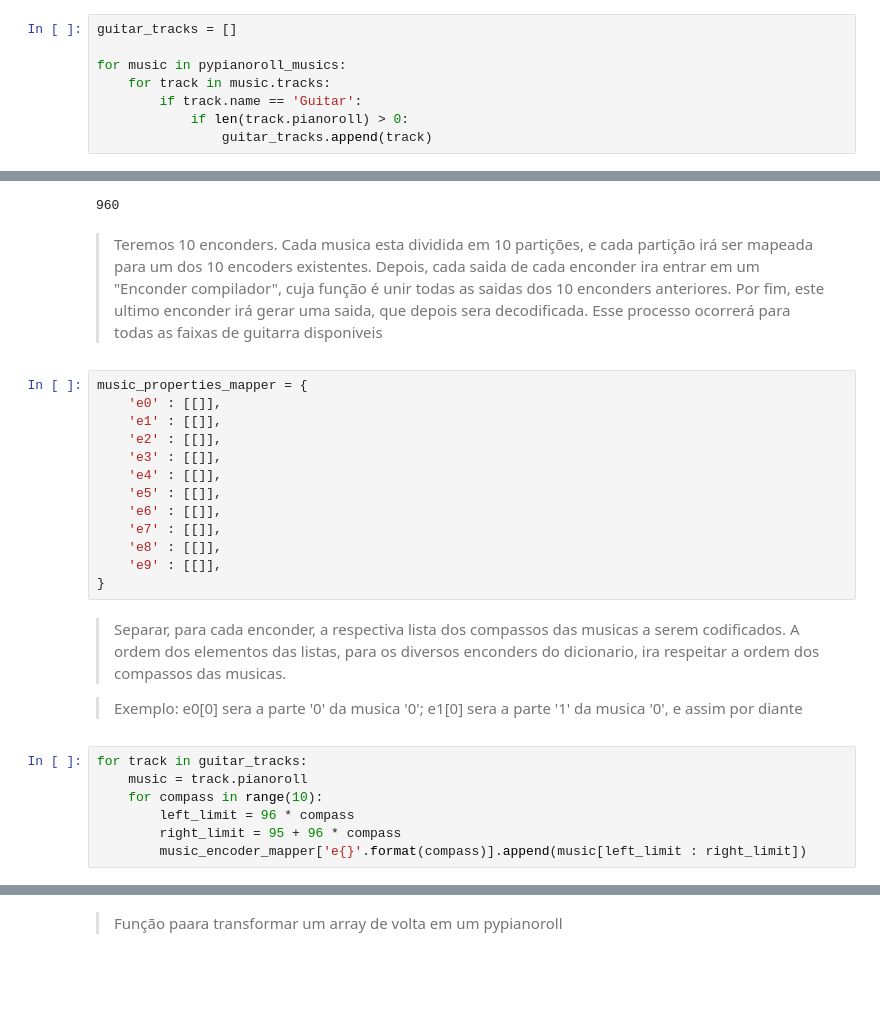
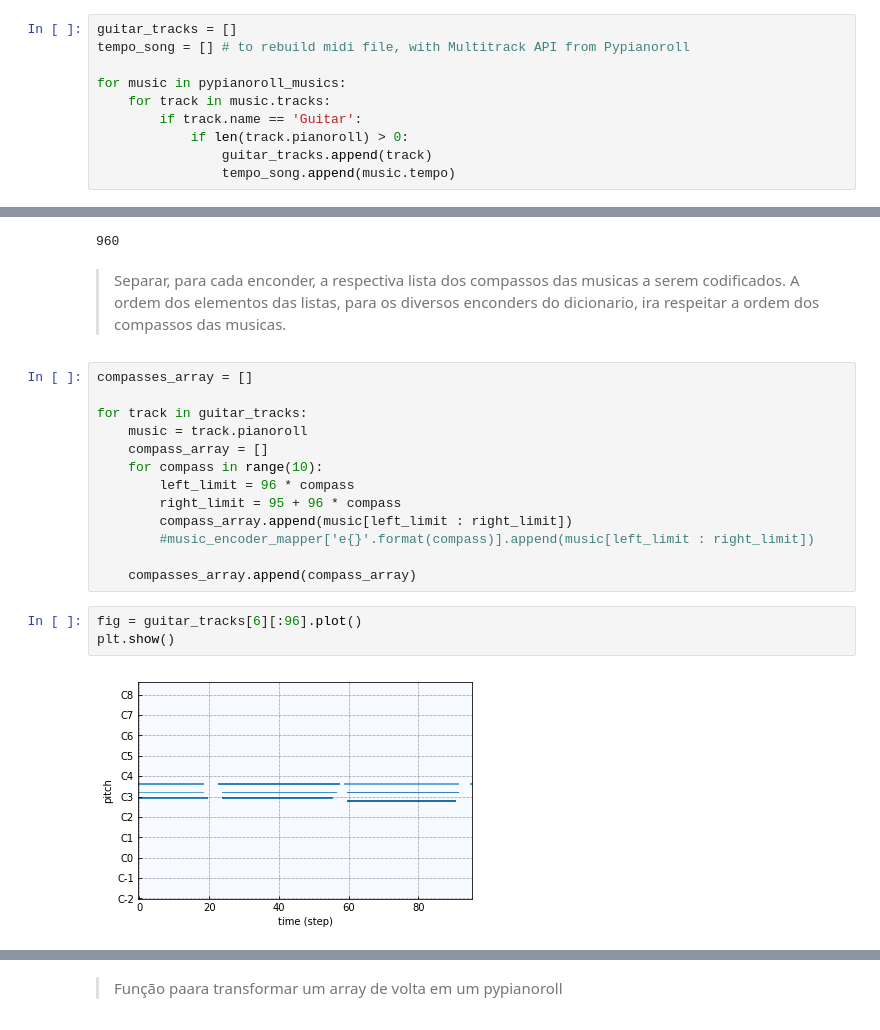
Before and after one commit to GabrielValeRios/GuitarGenerator, a Jupyter notebook: Projeto_Final_Demo.ipynb, the cells around one changed output, grey strips where cells are left out. Drawn from its saved outputs; the diff is of its cells as text; blank space fills up the shorter version.

Commit message:
Encoder entry array done; toPianoroll done

```diff
--- a/Projeto_Final_Demo.ipynb
+++ b/Projeto_Final_Demo.ipynb
@@ -23,11 +21,13 @@ for music in music_files[:_range]:
 # %%
 guitar_tracks = []
+tempo_song = [] # to rebuild midi file, with Multitrack API from Pypianoroll
 
 for music in pypianoroll_musics:
     for track in music.tracks:
         if track.name == 'Guitar':
             if len(track.pianoroll) > 0:
                 guitar_tracks.append(track)
+                tempo_song.append(music.tempo)
 # %%
 guitar_tracks[0].pianoroll
 # %% [output]
@@ -62,29 +62,23 @@ print(len(guitar_tracks[6].pianoroll))
 # %% [output]
 [figure]
 960
-# %% [markdown]
-> Teremos 10 enconders. Cada musica esta dividida em 10 partições, e cada partição irá ser mapeada para um dos 10 encoders existentes. Depois, cada saida de cada enconder ira entrar em um "Enconder compilador", cuja função é unir todas as saidas dos 10 enconders anteriores. Por fim, este ultimo enconder irá gerar uma saida, que depois sera decodificada. Esse processo ocorrerá para todas as faixas de guitarra disponiveis
-# %%
-music_properties_mapper = {
-    'e0' : [[]],
-    'e1' : [[]],
-    'e2' : [[]],
-    'e3' : [[]],
-    'e4' : [[]],
-    'e5' : [[]],
-    'e6' : [[]],
-    'e7' : [[]],
-    'e8' : [[]],
-    'e9' : [[]],
-}
 # %% [markdown]
 > Separar, para cada enconder, a respectiva lista dos compassos das musicas a serem codificados. A ordem dos elementos das listas, para os diversos enconders do dicionario, ira respeitar a ordem dos compassos das musicas.
-
-> Exemplo: e0[0] sera a parte '0' da musica '0'; e1[0] sera a parte '1' da musica '0', e assim por diante
 # %%
+compasses_array = []
+
 for track in guitar_tracks:
     music = track.pianoroll
+    compass_array = []
     for compass in range(10):
         left_limit = 96 * compass
         right_limit = 95 + 96 * compass
-        music_encoder_mapper['e{}'.format(compass)].append(music[left_limit : right_limit])
+        compass_array.append(music[left_limit : right_limit])
+        #music_encoder_mapper['e{}'.format(compass)].append(music[left_limit : right_limit])
+
+    compasses_array.append(compass_array)
+# %%
+fig = guitar_tracks[6][:96].plot()
+plt.show()
+# %% [output]
+[figure, added]
```
Also changed, not shown: parts of 3 cells of this notebook.
